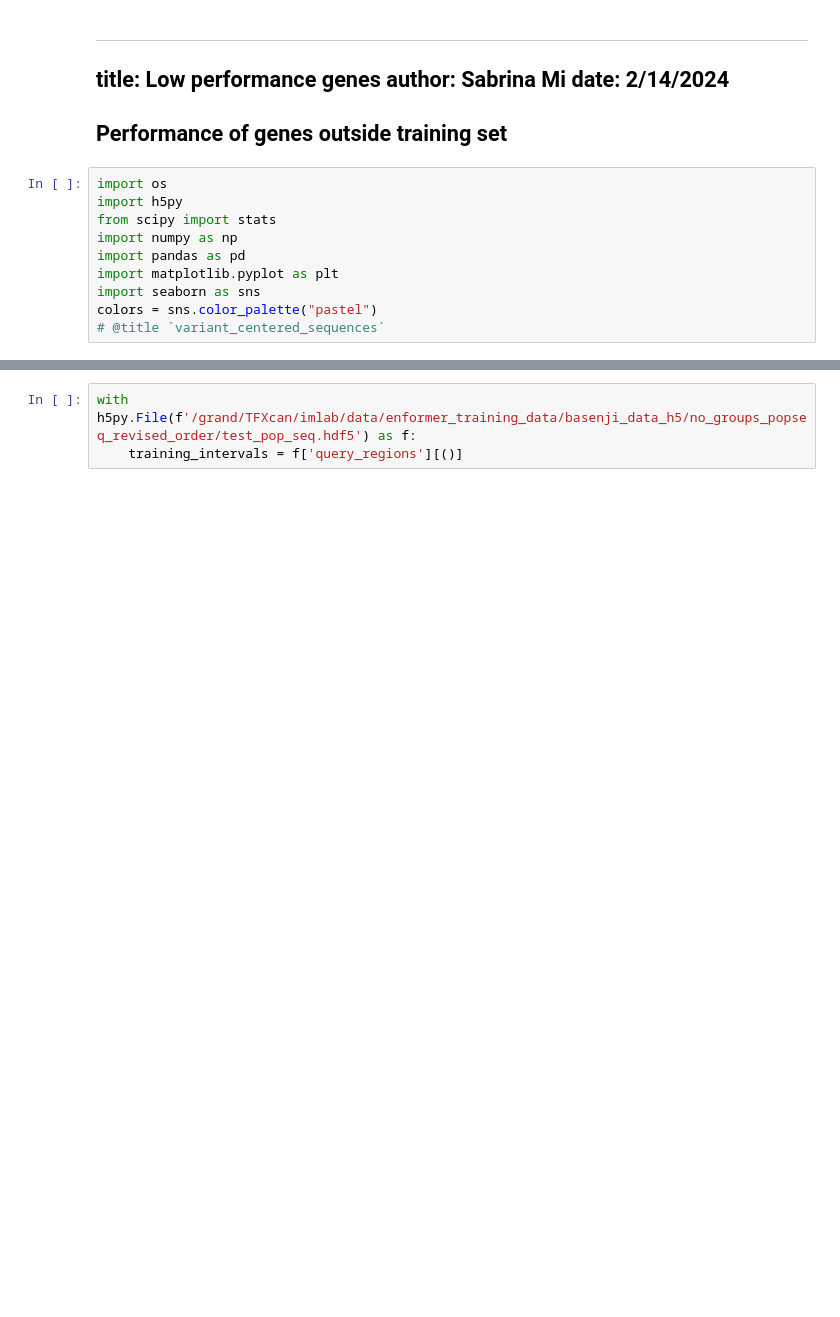
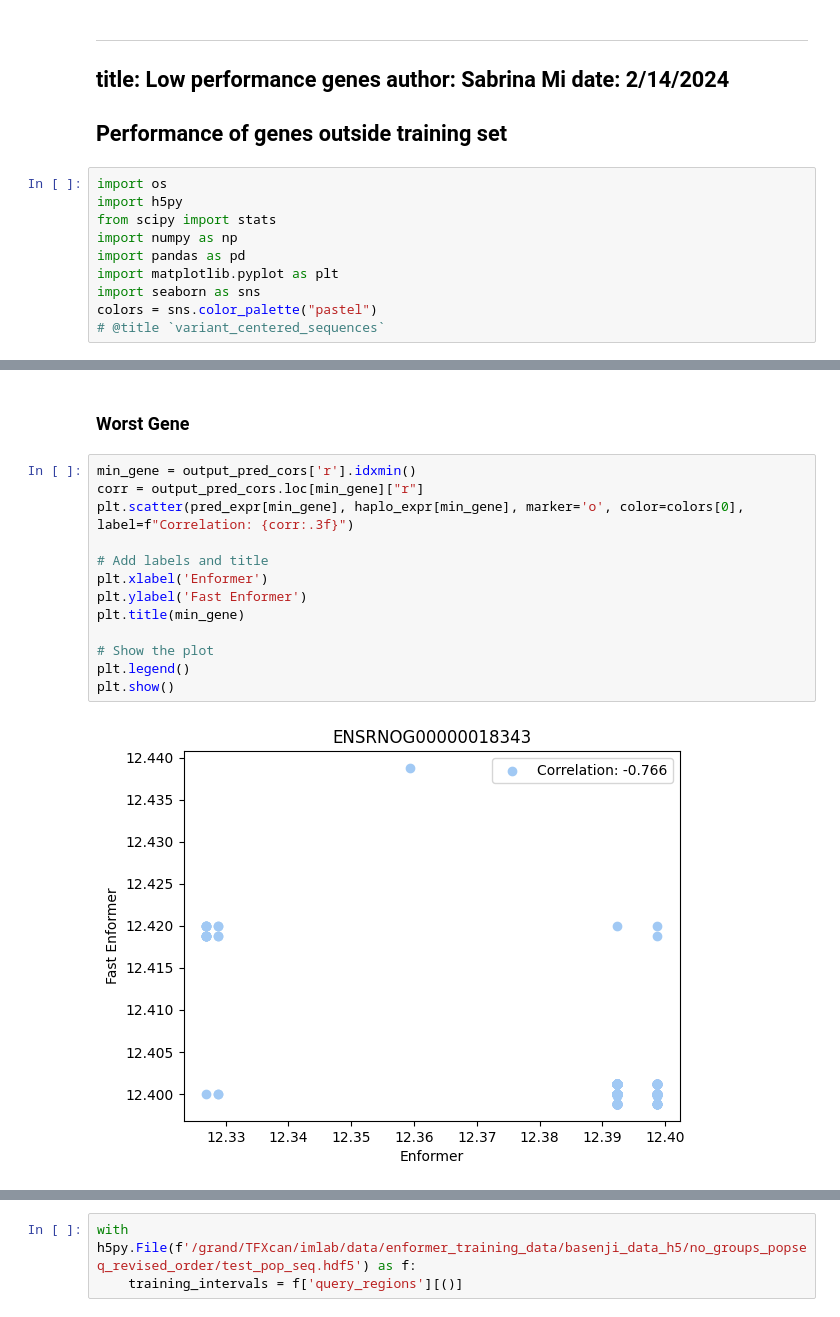
Before and after one commit to hakyimlab/sabrina-deep-learning-in-genomics, a Jupyter notebook: posts/2024-02-14-low-performance-genes/index.ipynb, the cells around one changed output, grey strips where cells are left out. Saved outputs shown, nothing was run; the diff lists cells and outputs as text; blank space fills up the shorter version.

```diff
--- a/posts/2024-02-14-low-performance-genes/index.ipynb
+++ b/posts/2024-02-14-low-performance-genes/index.ipynb
@@ -18,0 +49,17 @@ colors = sns.color_palette("pastel")
+# %% [markdown]
+### Worst Gene
+# %%
+min_gene = output_pred_cors['r'].idxmin()
+corr = output_pred_cors.loc[min_gene]["r"]
+plt.scatter(pred_expr[min_gene], haplo_expr[min_gene], marker='o', color=colors[0], label=f"Correlation: {corr:.3f}")
+
+# Add labels and title
+plt.xlabel('Enformer')
+plt.ylabel('Fast Enformer')
+plt.title(min_gene)
+
+# Show the plot
+plt.legend()
+plt.show()
+# %% [output]
+[figure, added]
```
Also changed, not shown: parts of 6 cells of this notebook.
